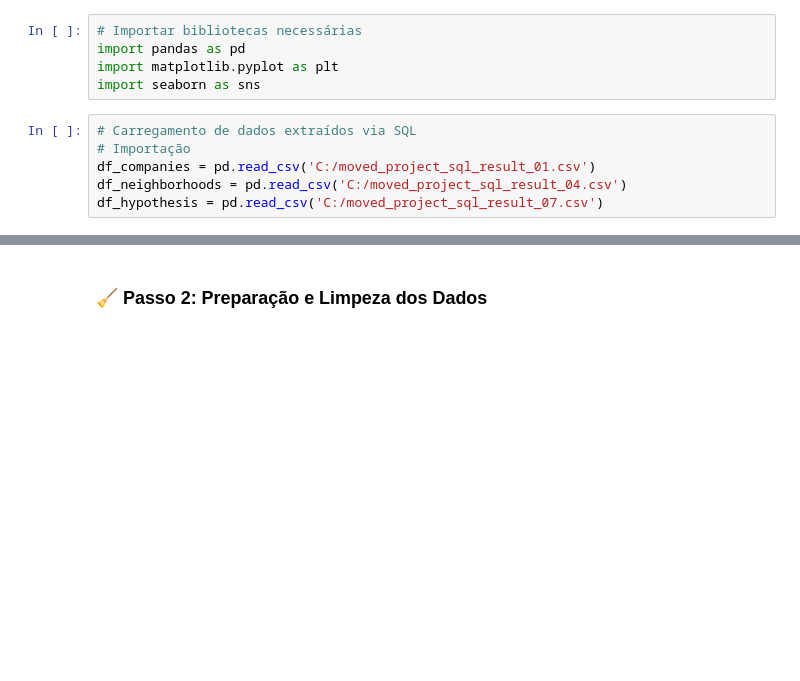
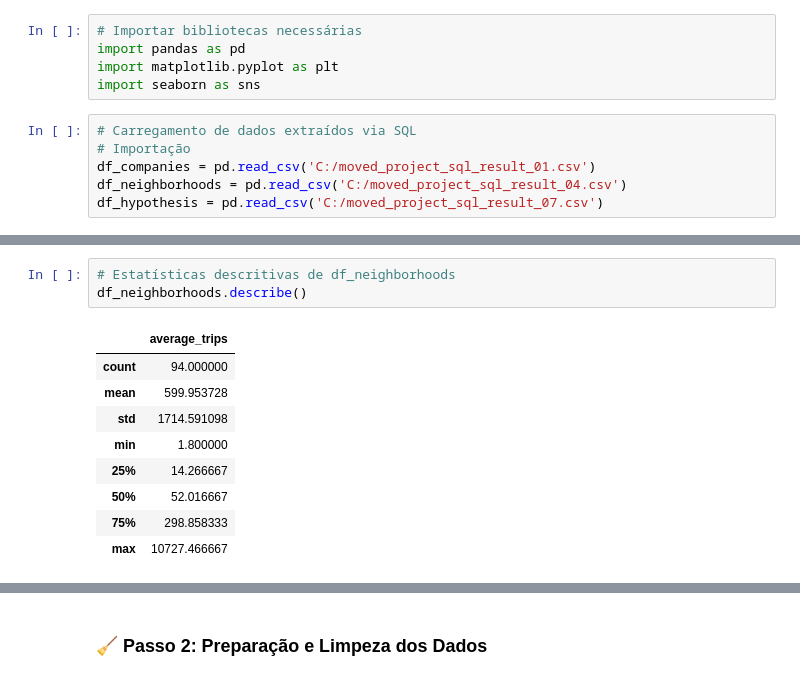
Before and after one commit to andrevinagre77-dev/zuber-chicago-analysis, a Jupyter notebook: Downloads/Projecto Zuber.ipynb, the cells around one changed output, grey strips where cells are left out. Drawn from its saved outputs; the diff is of its cells as text; blank space fills up the shorter version.

```diff
--- a/Downloads/Projecto Zuber.ipynb
+++ b/Downloads/Projecto Zuber.ipynb
@@ -36,3 +101,16 @@ df_neighborhoods.isna().sum()
+# %%
+# Estatísticas descritivas de df_neighborhoods
+df_neighborhoods.describe()
+# %% [output]
+|  | average_trips |
+| count | 94.000000 |
+| mean | 599.953728 |
+| std | 1714.591098 |
+| min | 1.800000 |
+| 25% | 14.266667 |
+| 50% | 52.016667 |
+| 75% | 298.858333 |
+| max | 10727.466667 |
 # %%
 # Função de auditoria para validação de dados
 def audit_data(df, name):
```
Also changed, not shown: parts of 14 cells of this notebook, 4 other files.
